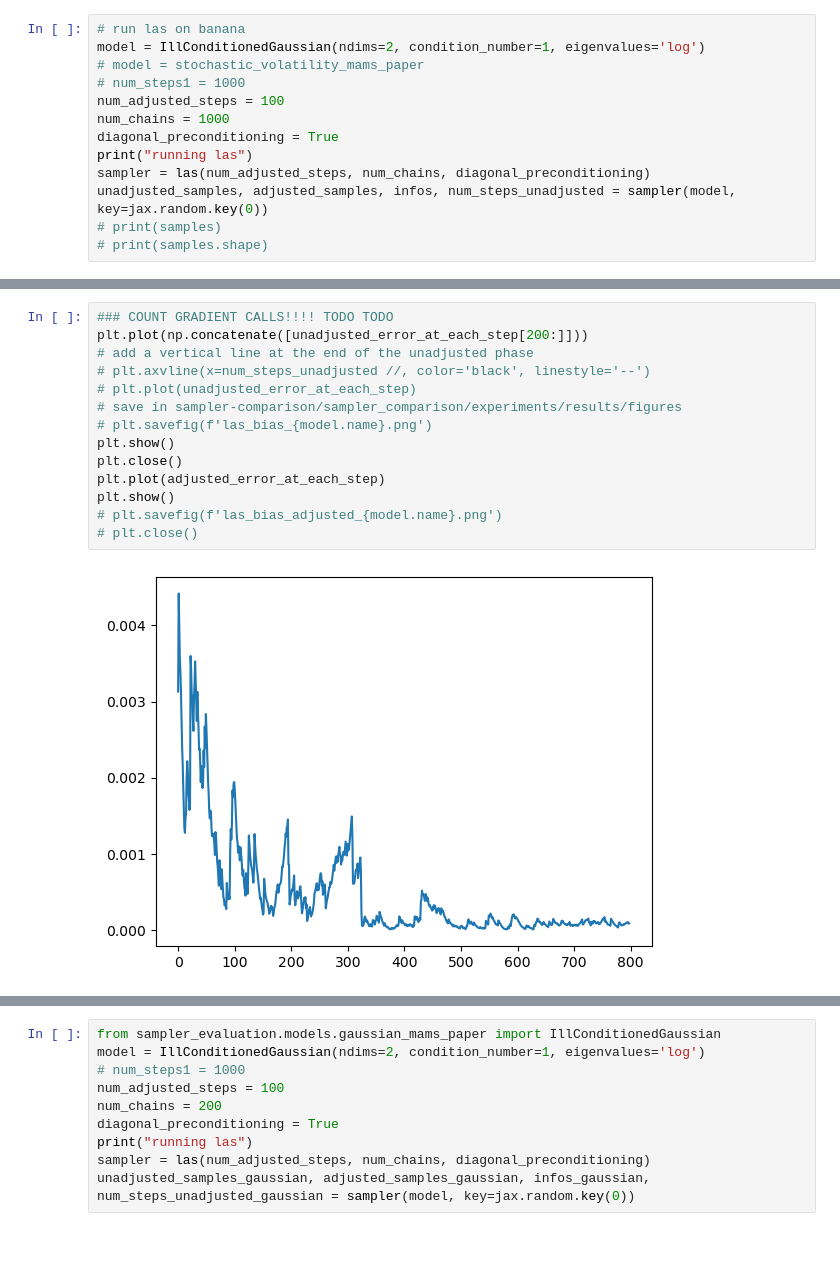
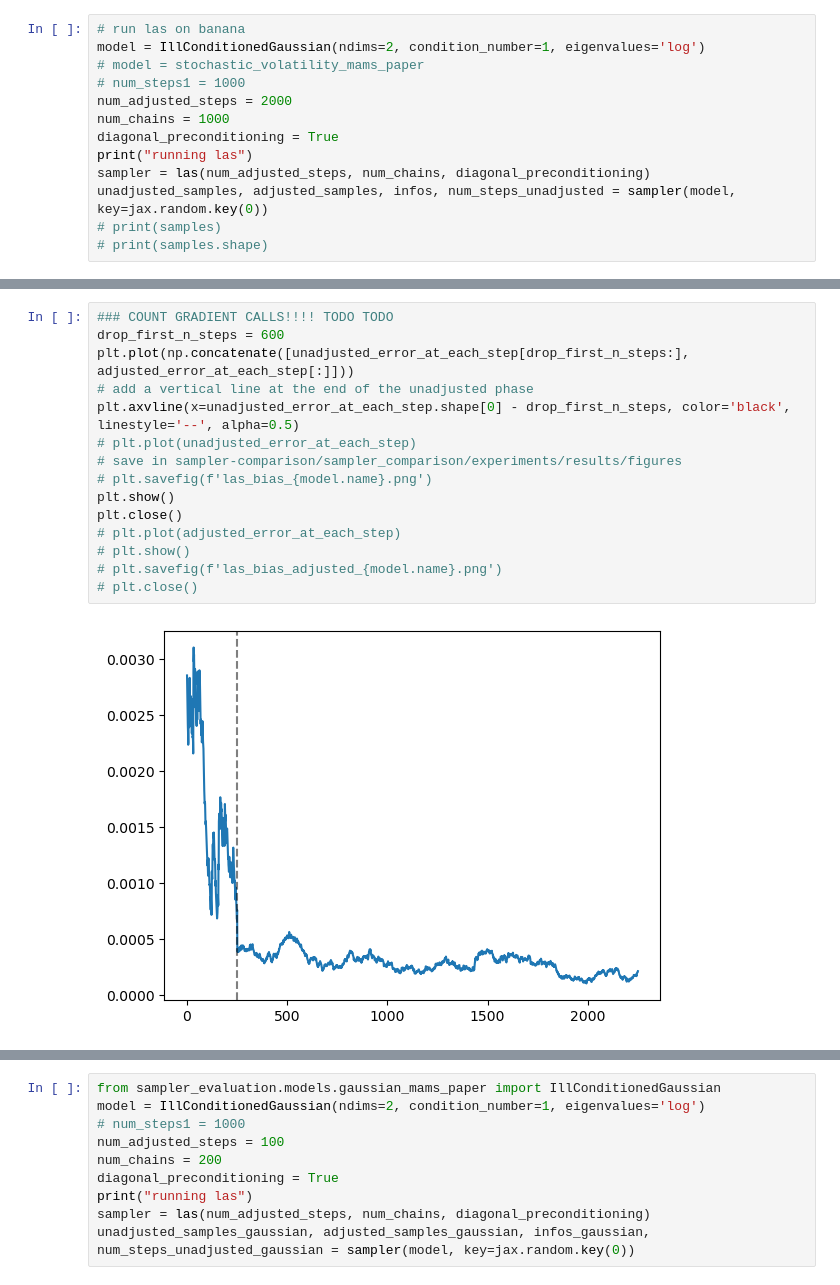
Before and after one commit to reubenharry/sampler-benchmarks, a Jupyter notebook: sampler-comparison/sampler_comparison/samplers/las.ipynb, the cells around one changed output, grey strips where cells are left out. Drawn from its saved outputs; the diff is of its cells as text; blank space fills up the shorter version.

```diff
--- a/sampler-comparison/sampler_comparison/samplers/las.ipynb
+++ b/sampler-comparison/sampler_comparison/samplers/las.ipynb
@@ -40,7 +47,7 @@ def las(num_adjusted_steps, num_chains, diagonal_preconditioning=True, target_ac
 model = IllConditionedGaussian(ndims=2, condition_number=1, eigenvalues='log')
 # model = stochastic_volatility_mams_paper
 # num_steps1 = 1000
-num_adjusted_steps = 100
+num_adjusted_steps = 2000
 num_chains = 1000
 diagonal_preconditioning = True
 print("running las")
@@ -91,16 +108,17 @@ Array([0.00053862, 0.00102475], dtype=float32)
 # %%
 ### COUNT GRADIENT CALLS!!!! TODO TODO
-plt.plot(np.concatenate([unadjusted_error_at_each_step[200:]]))
+drop_first_n_steps = 600
+plt.plot(np.concatenate([unadjusted_error_at_each_step[drop_first_n_steps:], adjusted_error_at_each_step[:]]))
 # add a vertical line at the end of the unadjusted phase
-# plt.axvline(x=num_steps_unadjusted //, color='black', linestyle='--')
+plt.axvline(x=unadjusted_error_at_each_step.shape[0] - drop_first_n_steps, color='black', linestyle='--', alpha=0.5)
 # plt.plot(unadjusted_error_at_each_step)
 # save in sampler-comparison/sampler_comparison/experiments/results/figures
 # plt.savefig(f'las_bias_{model.name}.png')
 plt.show()
 plt.close()
-plt.plot(adjusted_error_at_each_step)
-plt.show()
+# plt.plot(adjusted_error_at_each_step)
+# plt.show()
 # plt.savefig(f'las_bias_adjusted_{model.name}.png')
 # plt.close()
 # %% [output]
-[figure, old version]
+[figure, new version]
```
Also changed, not shown: parts of 8 cells of this notebook, 20 other files.
